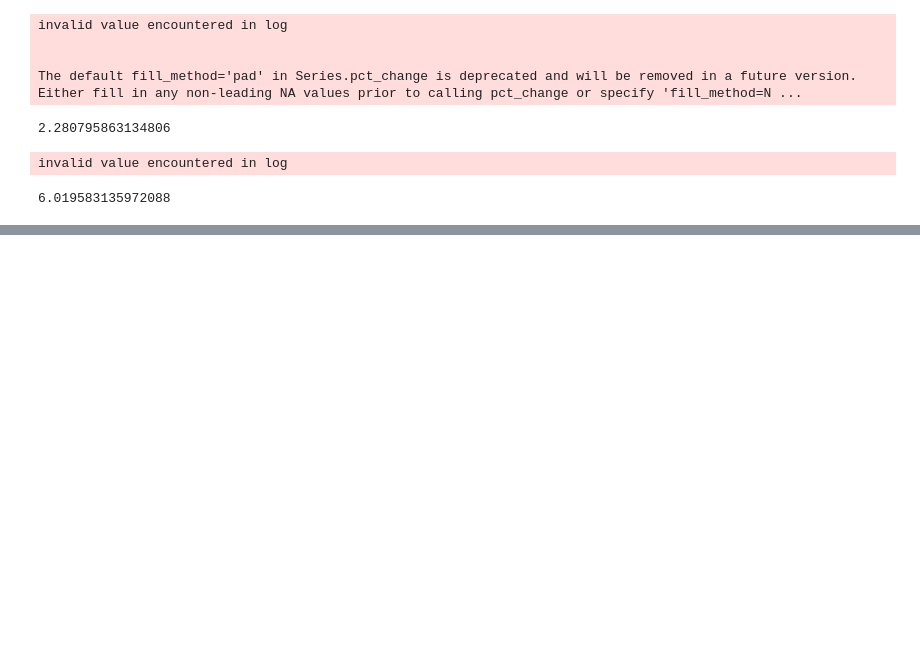
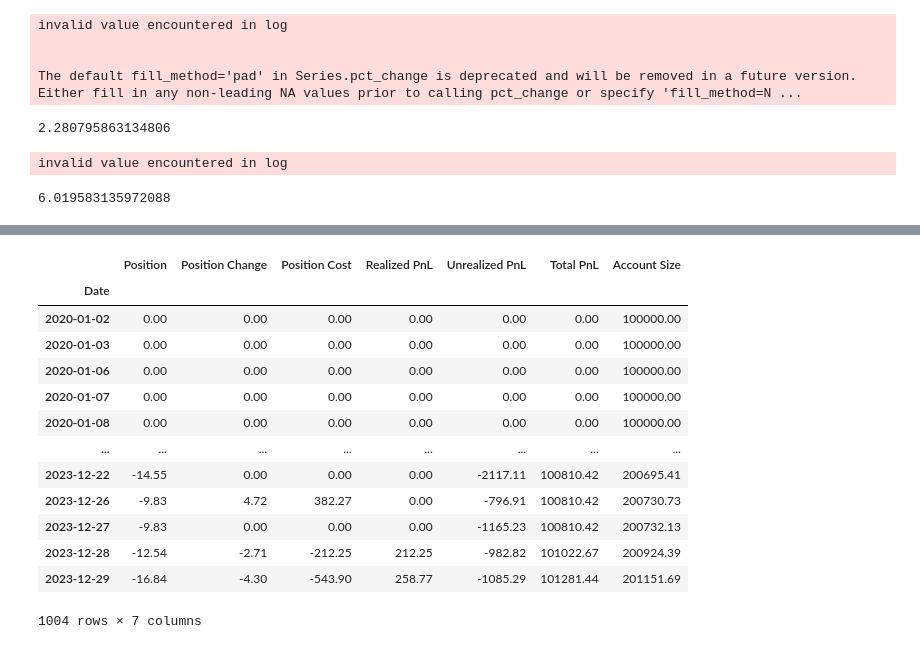
Before and after one commit to xfce1/Personal, a Jupyter notebook: Trend Following/trend_following.ipynb, the cells around one changed output, grey strips where cells are left out. Saved outputs shown, nothing was run; the diff lists cells and outputs as text; code cells hidden in the pictures; blank space fills up the shorter version.

```diff
--- a/Trend Following/trend_following.ipynb
+++ b/Trend Following/trend_following.ipynb
@@ -443,0 +931,17 @@ invalid value encountered in log
+# %%
+trades
+# %% [output]
+|  | Position | Position Change | Position Cost | Realized PnL | Unrealized PnL | Total PnL | Account Size |
+| Date |  |  |  |  |  |  |  |
+| 2020-01-02 | 0.00 | 0.00 | 0.00 | 0.00 | 0.00 | 0.00 | 100000.00 |
+| 2020-01-03 | 0.00 | 0.00 | 0.00 | 0.00 | 0.00 | 0.00 | 100000.00 |
+| 2020-01-06 | 0.00 | 0.00 | 0.00 | 0.00 | 0.00 | 0.00 | 100000.00 |
+| 2020-01-07 | 0.00 | 0.00 | 0.00 | 0.00 | 0.00 | 0.00 | 100000.00 |
+| 2020-01-08 | 0.00 | 0.00 | 0.00 | 0.00 | 0.00 | 0.00 | 100000.00 |
+| ... | ... | ... | ... | ... | ... | ... | ... |
+| 2023-12-22 | -14.55 | 0.00 | 0.00 | 0.00 | -2117.11 | 100810.42 | 200695.41 |
+| 2023-12-26 | -9.83 | 4.72 | 382.27 | 0.00 | -796.91 | 100810.42 | 200730.73 |
+| 2023-12-27 | -9.83 | 0.00 | 0.00 | 0.00 | -1165.23 | 100810.42 | 200732.13 |
+| 2023-12-28 | -12.54 | -2.71 | -212.25 | 212.25 | -982.82 | 101022.67 | 200924.39 |
+| 2023-12-29 | -16.84 | -4.30 | -543.90 | 258.77 | -1085.29 | 101281.44 | 201151.69 |
+1004 rows × 7 columns
```
Also changed, not shown: parts of 11 cells of this notebook.
